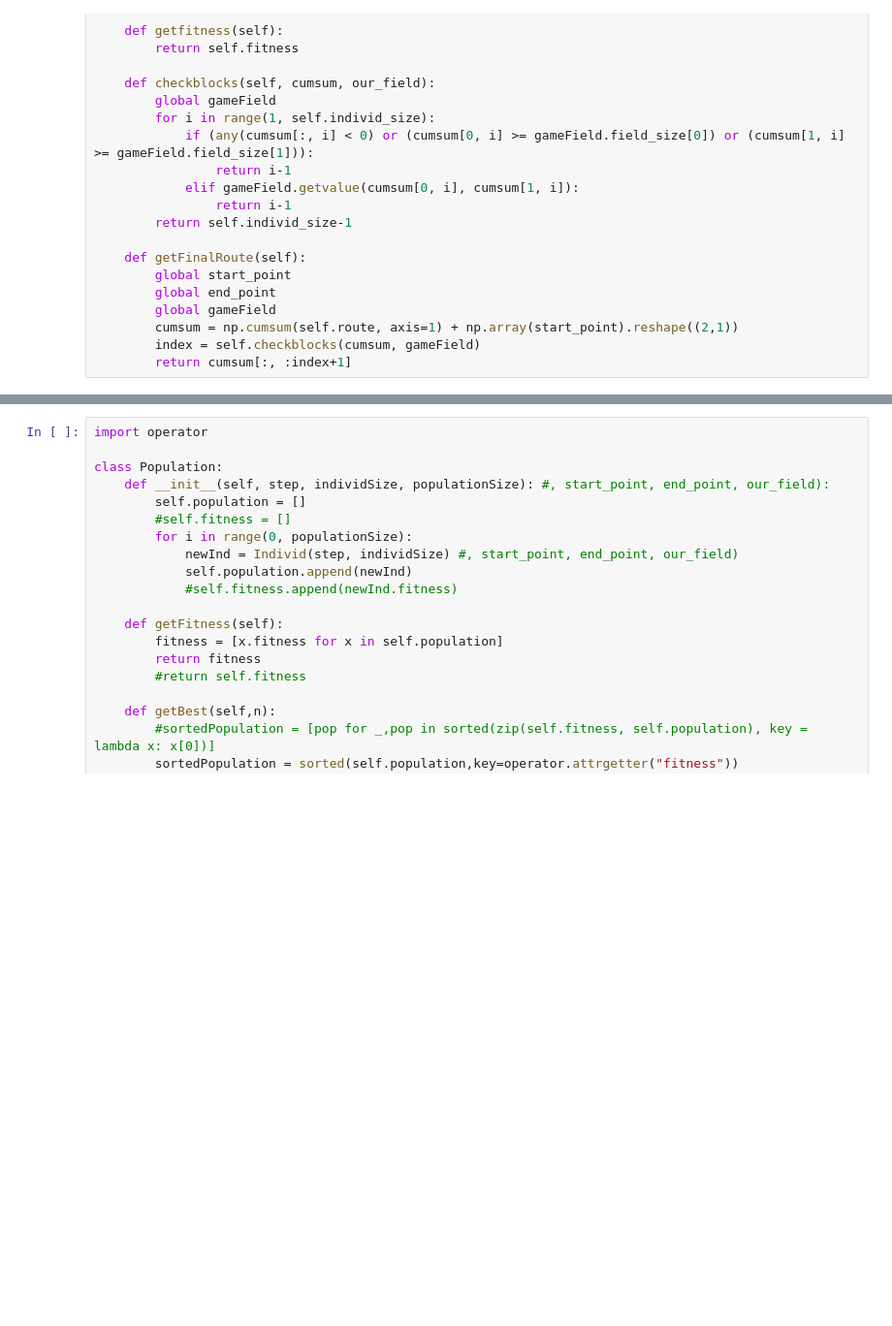
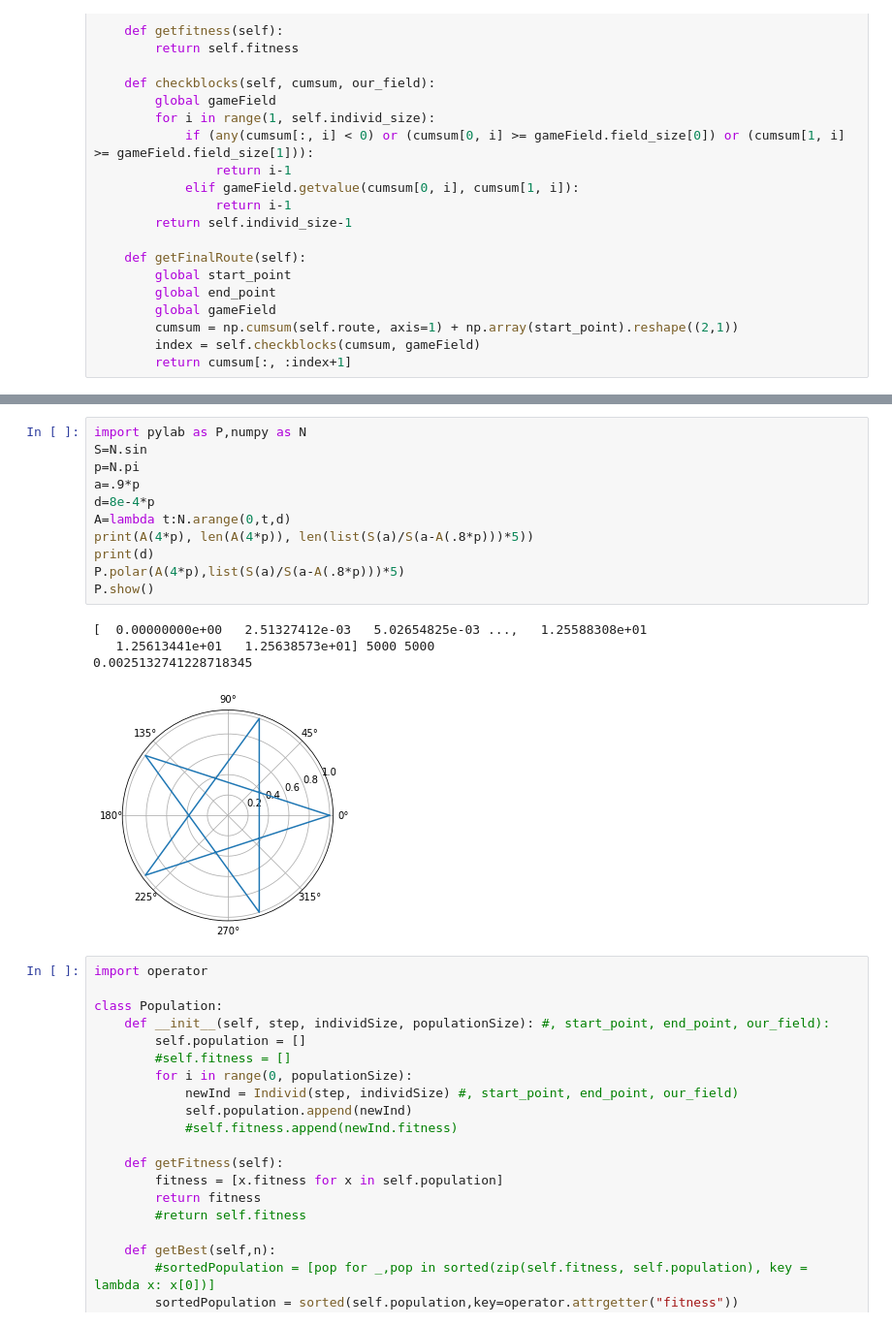
Before and after one commit to anitera/evolvemove, a Jupyter notebook: Path_finding.ipynb, the cells around one changed output, grey strips where cells are left out. Shown: that part at 97% size. Drawn from its saved outputs; the diff is of its cells as text; blank space fills up the shorter version.

```diff
--- a/Path_finding.ipynb
+++ b/Path_finding.ipynb
@@ -76,3 +144,19 @@ class Field:
+# %%
+import pylab as P,numpy as N
+S=N.sin
+p=N.pi
+a=.9*p
+d=8e-4*p
+A=lambda t:N.arange(0,t,d)
+print(A(4*p), len(A(4*p)), len(list(S(a)/S(a-A(.8*p)))*5))
+print(d)
+P.polar(A(4*p),list(S(a)/S(a-A(.8*p)))*5)
+P.show()
+# %% [output]
+[  0.00000000e+00   2.51327412e-03   5.02654825e-03 ...,   1.25588308e+01
+   1.25613441e+01   1.25638573e+01] 5000 5000
+0.0025132741228718345
+[figure, added]
 # %%
 import operator
 
```
Also changed, not shown: parts of 4 cells of this notebook, 1 other file.
